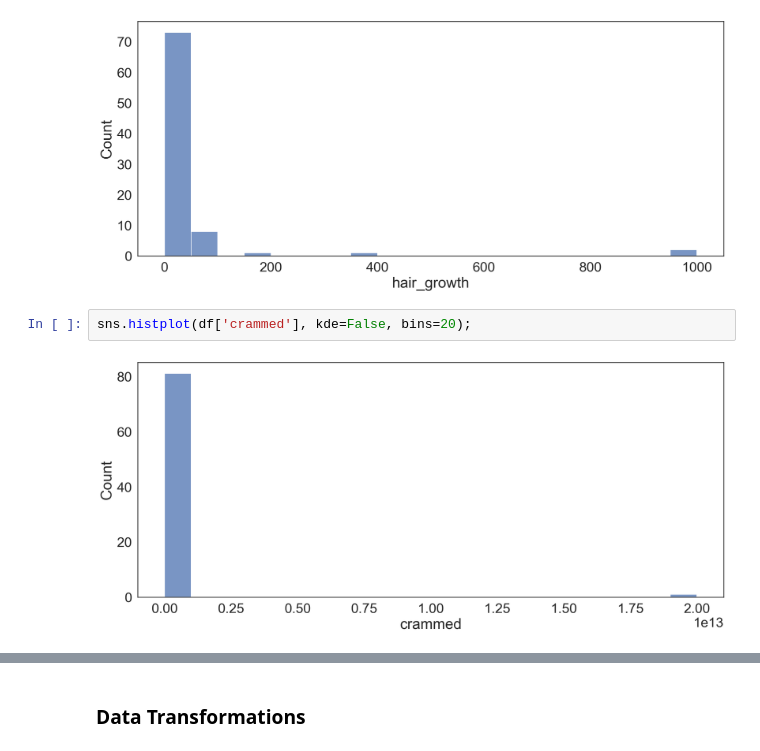
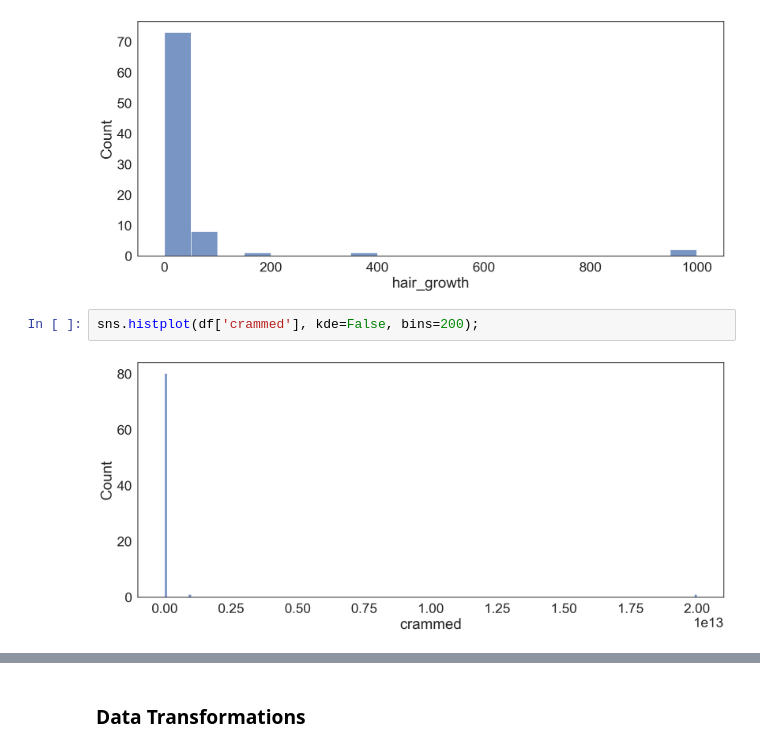
Before and after one commit to COGS108/Lectures-Fa21, a Jupyter notebook: 04_analysis/04_02_descriptive.ipynb, the cells around one changed output, grey strips where cells are left out. Cells and saved outputs as stored; diff of their text form.

```diff
--- a/04_analysis/04_02_descriptive.ipynb
+++ b/04_analysis/04_02_descriptive.ipynb
@@ -527,6 +531,6 @@ sns.histplot(df['hair_growth'], kde=False, bins=20);
 # %% [output]
 [figure]
 # %%
-sns.histplot(df['crammed'], kde=False, bins=20);
+sns.histplot(df['crammed'], kde=False, bins=200);
 # %% [output]
-[figure, old version]
+[figure, new version]
```
Also changed, not shown: parts of 29 cells of this notebook, 1 other file.
